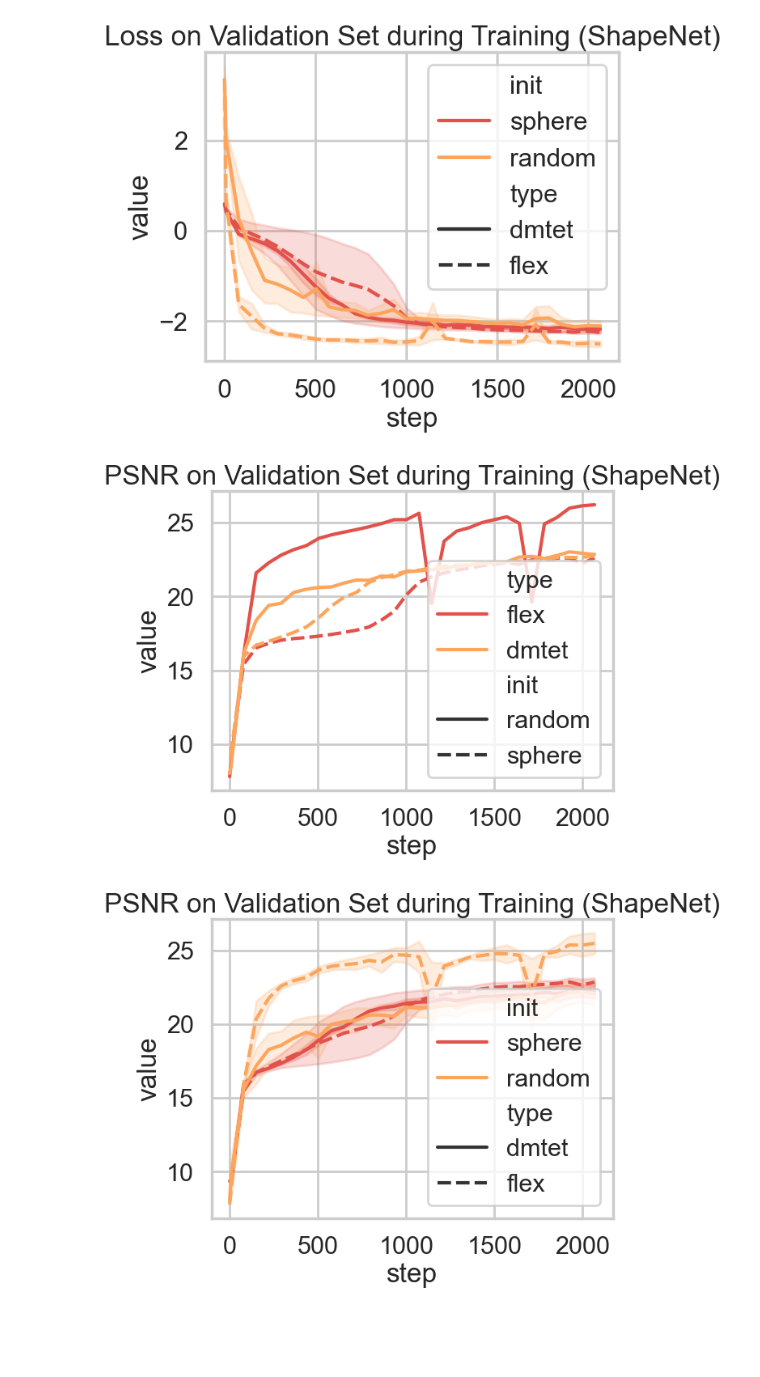
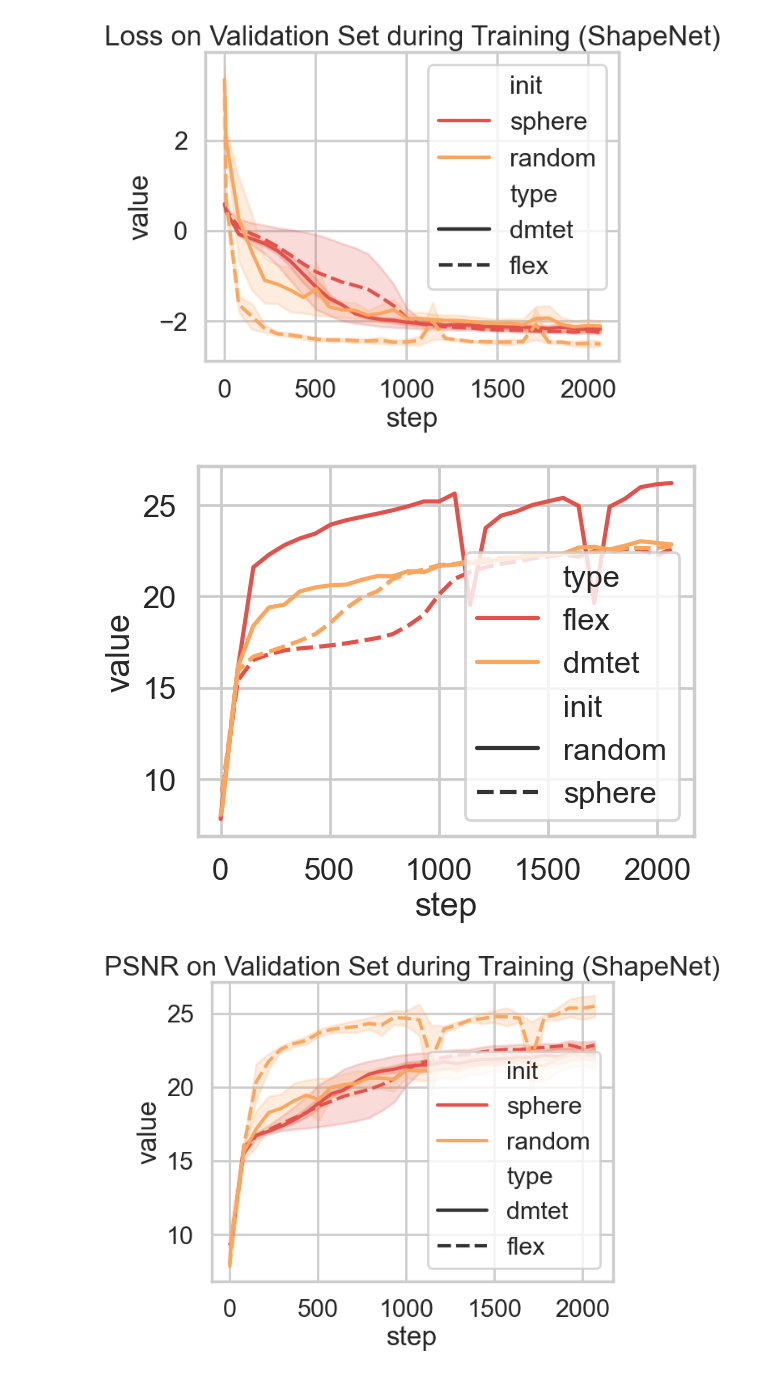
Before and after one commit to kataikko/dll2025project, a Jupyter notebook: plotting/plotting.ipynb, the cells around one changed output. Saved outputs shown, nothing was run; the diff lists cells and outputs as text; code cells hidden in the pictures; blank space fills up the shorter version.

```diff
--- a/plotting/plotting.ipynb
+++ b/plotting/plotting.ipynb
@@ -143,10 +143,10 @@ plt.savefig(PLOT_DIR + "shape_net_val_loss_by_init_type" + ".png", bbox_inches="
 [figure]
 # %%
 sns.lineplot(shape_net_val_psnr.filter(pl.col("id").is_in(["dmtet_32_sphere", "dmtet_32_random", "flex_32_random", "flex_32_sphere"])), x="step", y="value", hue="type", style="init")
-plt.title("PSNR on Validation Set during Training (ShapeNet)")
+# plt.title("PSNR on Validation Set during Training (ShapeNet)")
 plt.savefig(PLOT_DIR + "shape_net_val_psnr" + ".png", bbox_inches="tight")
 # %% [output]
-[figure, old version]
+[figure, new version]
 # %%
 sns.lineplot(shape_net_val_psnr, x="step", y="value", hue="init", style="type")
 plt.title("PSNR on Validation Set during Training (ShapeNet)")
```
Also changed, not shown: parts of 4 cells of this notebook, 20 other files.
